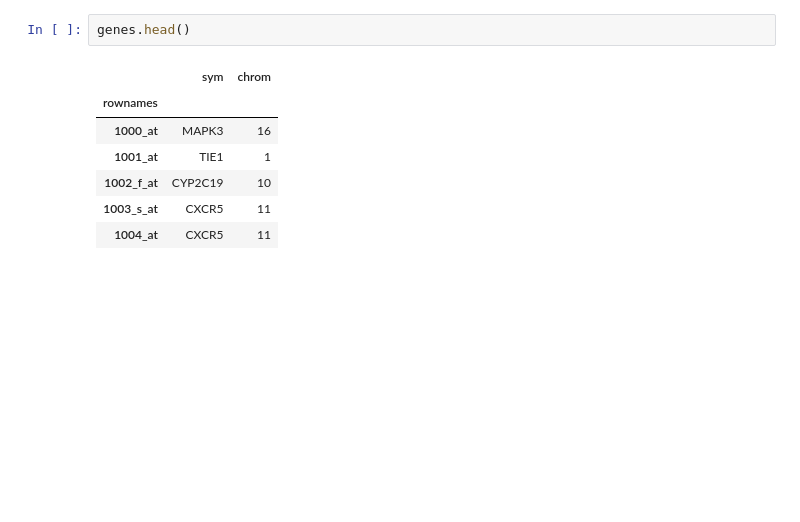
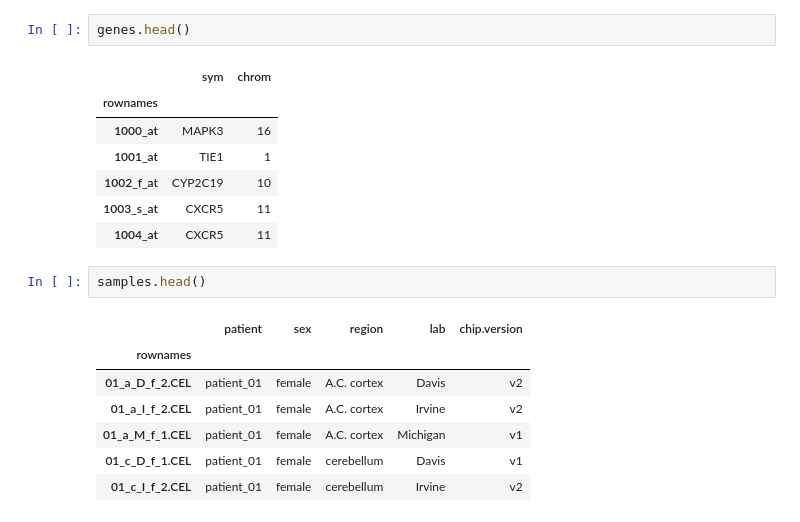
Before and after one commit to unique-subedi/604-gene-expression, a Jupyter notebook: Xinhe_gene_expression_master.ipynb, the cells around one changed output. Saved outputs shown, nothing was run; the diff lists cells and outputs as text; blank space fills up the shorter version.

```diff
--- a/Xinhe_gene_expression_master.ipynb
+++ b/Xinhe_gene_expression_master.ipynb
@@ -49,3 +52,13 @@ genes.head()
 | 1002_f_at | CYP2C19 | 10 |
 | 1003_s_at | CXCR5 | 11 |
 | 1004_at | CXCR5 | 11 |
+# %%
+samples.head()
+# %% [output]
+|  | patient | sex | region | lab | chip.version |
+| rownames |  |  |  |  |  |
+| 01_a_D_f_2.CEL | patient_01 | female | A.C. cortex | Davis | v2 |
+| 01_a_I_f_2.CEL | patient_01 | female | A.C. cortex | Irvine | v2 |
+| 01_a_M_f_1.CEL | patient_01 | female | A.C. cortex | Michigan | v1 |
+| 01_c_D_f_1.CEL | patient_01 | female | cerebellum | Davis | v1 |
+| 01_c_I_f_2.CEL | patient_01 | female | cerebellum | Irvine | v2 |
```
Also changed, not shown: parts of 5 cells of this notebook.
